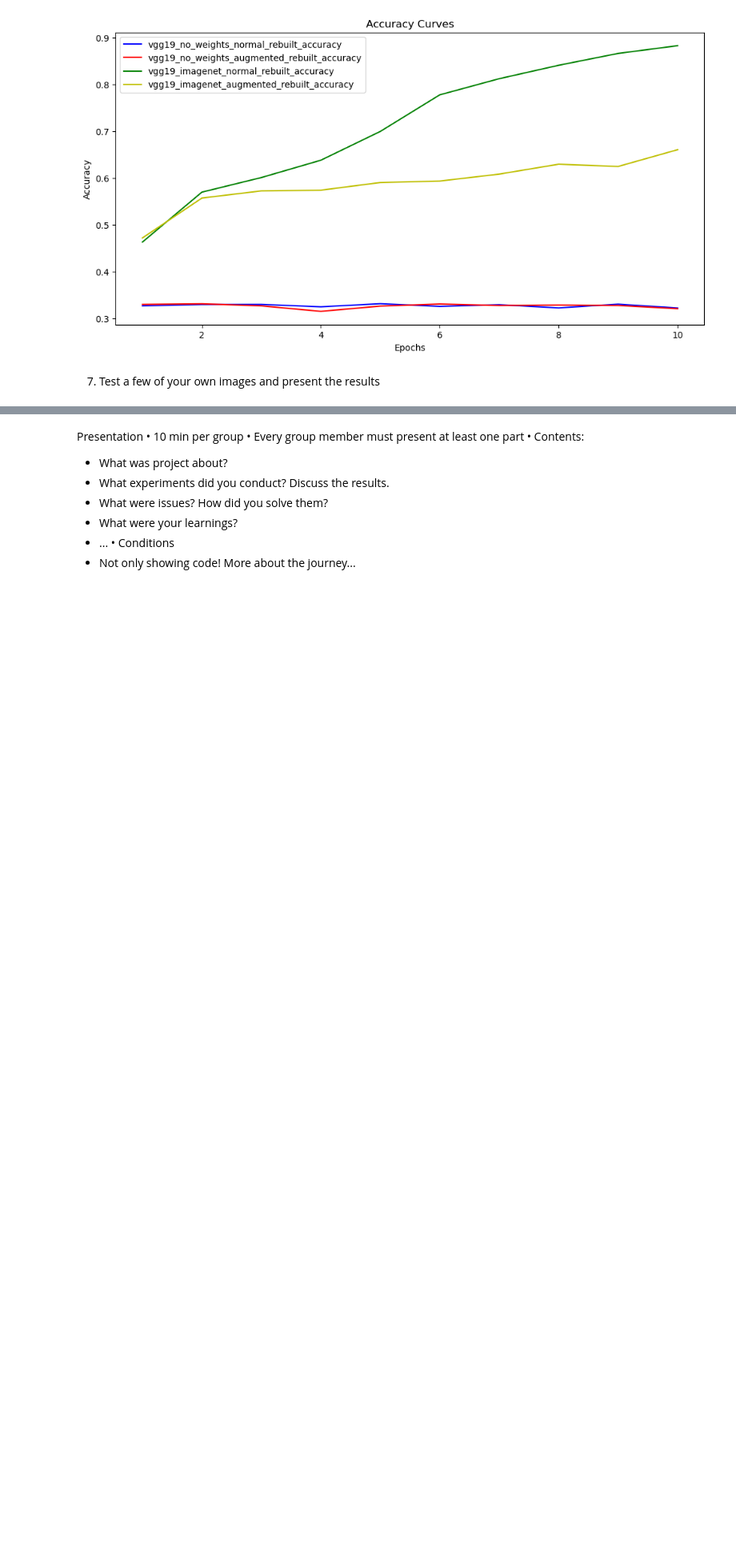
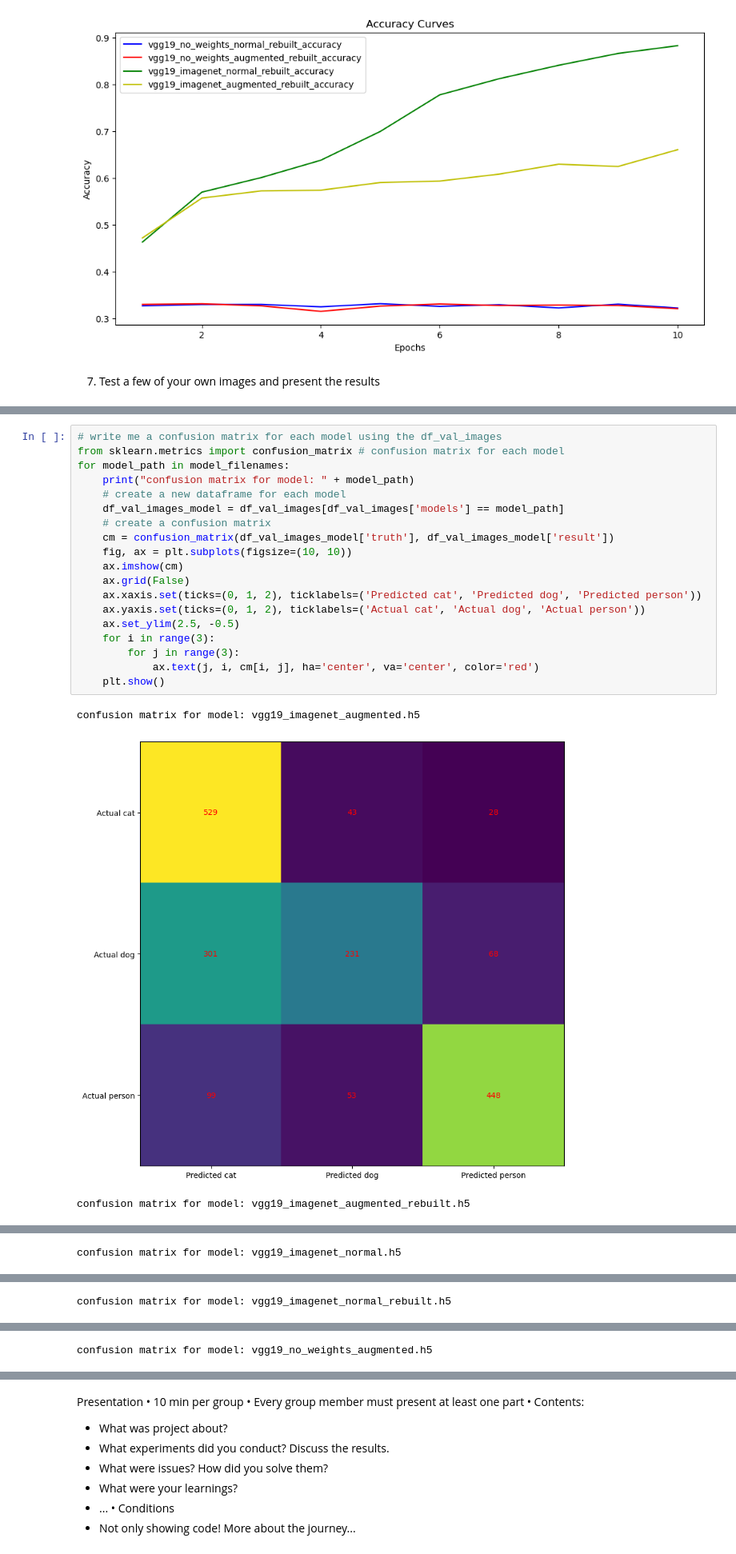
Before and after one commit to ai22m006/Computer_Vision, a Jupyter notebook: main.ipynb, the cells around one changed output, grey strips where cells are left out. Shown at 80% size. Drawn from its saved outputs; the diff is of its cells as text; blank space fills up the shorter version.

```diff
--- a/main.ipynb
+++ b/main.ipynb
@@ -995,0 +1200,23 @@ plt.show()
+# %%
+# write me a confusion matrix for each model using the df_val_images
+from sklearn.metrics import confusion_matrix # confusion matrix for each model
+for model_path in model_filenames:
+    print("confusion matrix for model: " + model_path)
+    # create a new dataframe for each model
+    df_val_images_model = df_val_images[df_val_images['models'] == model_path]
+    # create a confusion matrix
+    cm = confusion_matrix(df_val_images_model['truth'], df_val_images_model['result'])
+    fig, ax = plt.subplots(figsize=(10, 10))
+    ax.imshow(cm)
+    ax.grid(False)
+    ax.xaxis.set(ticks=(0, 1, 2), ticklabels=('Predicted cat', 'Predicted dog', 'Predicted person'))
+    ax.yaxis.set(ticks=(0, 1, 2), ticklabels=('Actual cat', 'Actual dog', 'Actual person'))
+    ax.set_ylim(2.5, -0.5)
+    for i in range(3):
+        for j in range(3):
+            ax.text(j, i, cm[i, j], ha='center', va='center', color='red')
+    plt.show()
+# %% [output]
+confusion matrix for model: vgg19_imagenet_augmented.h5
+[figure, added]
+confusion matrix for model: vgg19_imagenet_augmented_rebuilt.h5
@@ -995,0 +1224 @@ plt.show()
+confusion matrix for model: vgg19_imagenet_normal.h5
@@ -995,0 +1226 @@ plt.show()
+confusion matrix for model: vgg19_imagenet_normal_rebuilt.h5
@@ -995,0 +1228 @@ plt.show()
+confusion matrix for model: vgg19_no_weights_augmented.h5
```
Also changed, not shown: parts of 12 cells of this notebook, 1 other file.
